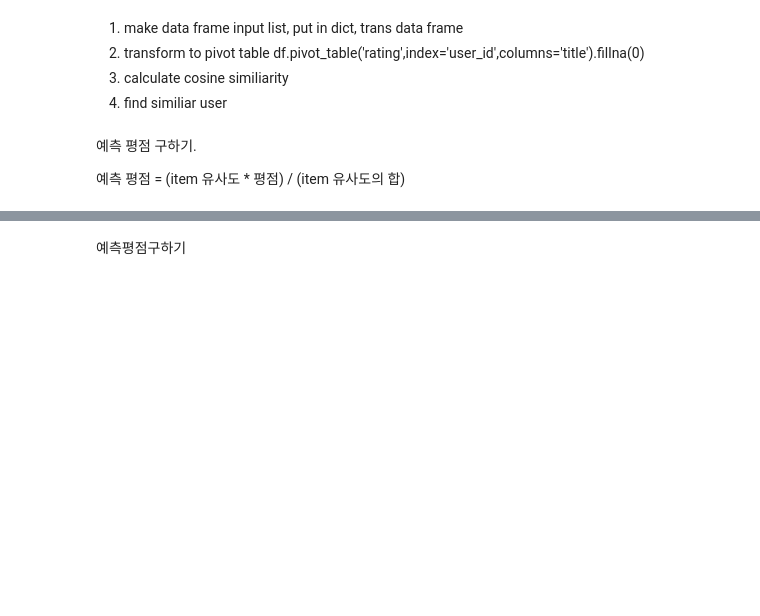
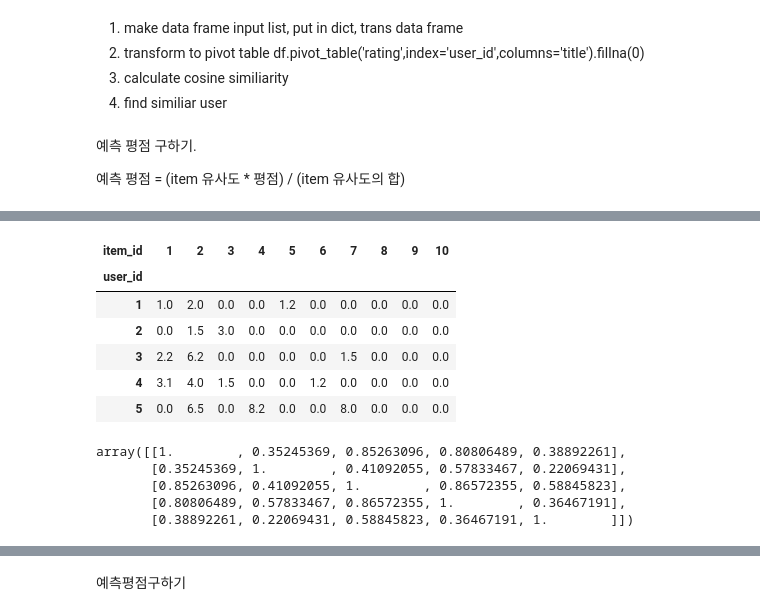
Before and after one commit to seunghyeon98/kakao_recsys_test, a Jupyter notebook: mini_reco.ipynb, the cells around one changed output, grey strips where cells are left out. Saved outputs shown, nothing was run; the diff lists cells and outputs as text; code cells hidden in the pictures; blank space fills up the shorter version.

```diff
--- a/mini_reco.ipynb
+++ b/mini_reco.ipynb
@@ -41,3 +44,14 @@ def ndcg(gt,rec):
     ndcg = dcg/idcg
 
     return ndcg
+# %%
+
+
+insert_list=[]
+for idx in range(1,num_users+1):
+  for jdx in range(1,num_items+1):
+    insert_dic = {'user_id':idx,'item_id':jdx}
+    insert_list.append(insert_dic)
+
+base_df = pd.DataFrame(insert_list)
+base_df
@@ -103,0 +191,23 @@ print('num_item_rec_top_M items for user 2',)
+# %%
+merged_df.fillna(0,inplace=True)
+pivot_matrix = merged_df.pivot_table('rating',index='user_id',columns='item_id')
+cosine_matrix = cosine_similarity(pivot_matrix,pivot_matrix)
+user_sim_matrix = pd.DataFrame(data=cosine_matrix,index=pivot_matrix.index,columns=pivot_matrix.index)
+# %%
+pivot_matrix
+# %% [output]
+| item_id | 1 | 2 | 3 | 4 | 5 | 6 | 7 | 8 | 9 | 10 |
+| user_id |  |  |  |  |  |  |  |  |  |  |
+| 1 | 1.0 | 2.0 | 0.0 | 0.0 | 1.2 | 0.0 | 0.0 | 0.0 | 0.0 | 0.0 |
+| 2 | 0.0 | 1.5 | 3.0 | 0.0 | 0.0 | 0.0 | 0.0 | 0.0 | 0.0 | 0.0 |
+| 3 | 2.2 | 6.2 | 0.0 | 0.0 | 0.0 | 0.0 | 1.5 | 0.0 | 0.0 | 0.0 |
+| 4 | 3.1 | 4.0 | 1.5 | 0.0 | 0.0 | 1.2 | 0.0 | 0.0 | 0.0 | 0.0 |
+| 5 | 0.0 | 6.5 | 0.0 | 8.2 | 0.0 | 0.0 | 8.0 | 0.0 | 0.0 | 0.0 |
+# %%
+cosine_matrix
+# %% [output]
+array([[1.        , 0.35245369, 0.85263096, 0.80806489, 0.38892261],
+       [0.35245369, 1.        , 0.41092055, 0.57833467, 0.22069431],
+       [0.85263096, 0.41092055, 1.        , 0.86572355, 0.58845823],
+       [0.80806489, 0.57833467, 0.86572355, 1.        , 0.36467191],
+       [0.38892261, 0.22069431, 0.58845823, 0.36467191, 1.        ]])
```
Also changed, not shown: parts of 15 cells of this notebook.
